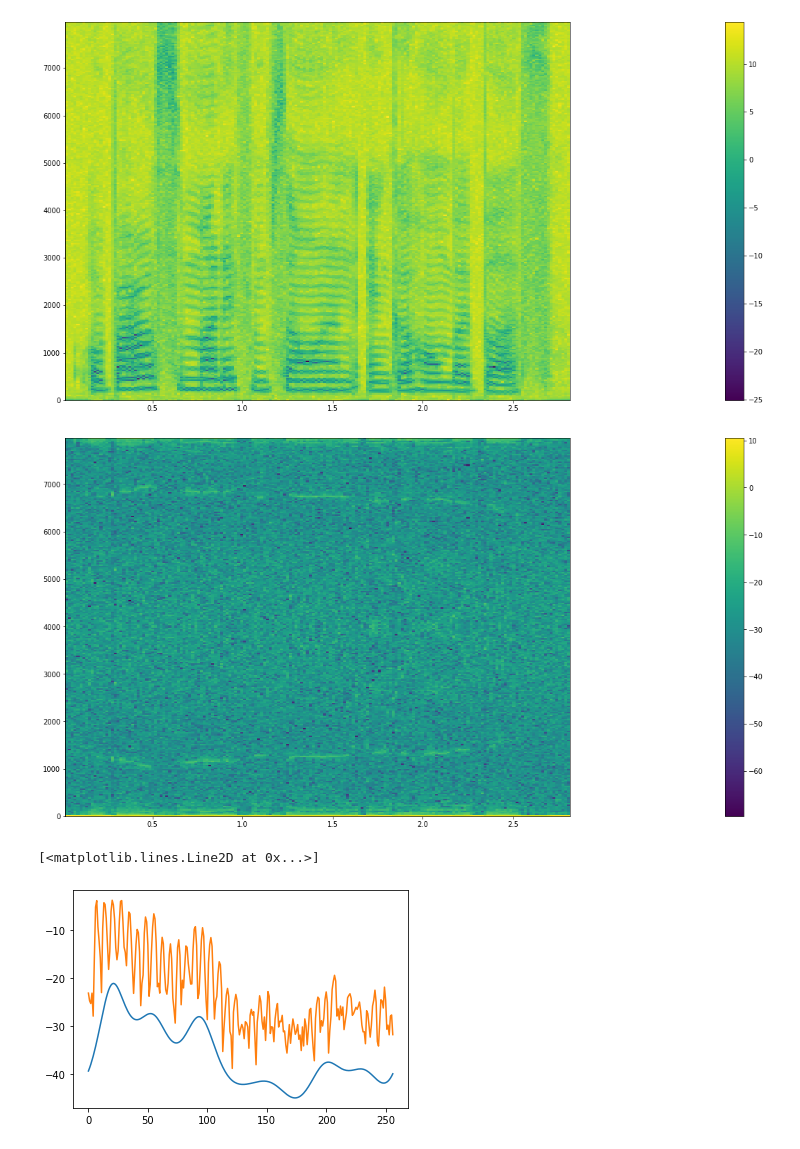
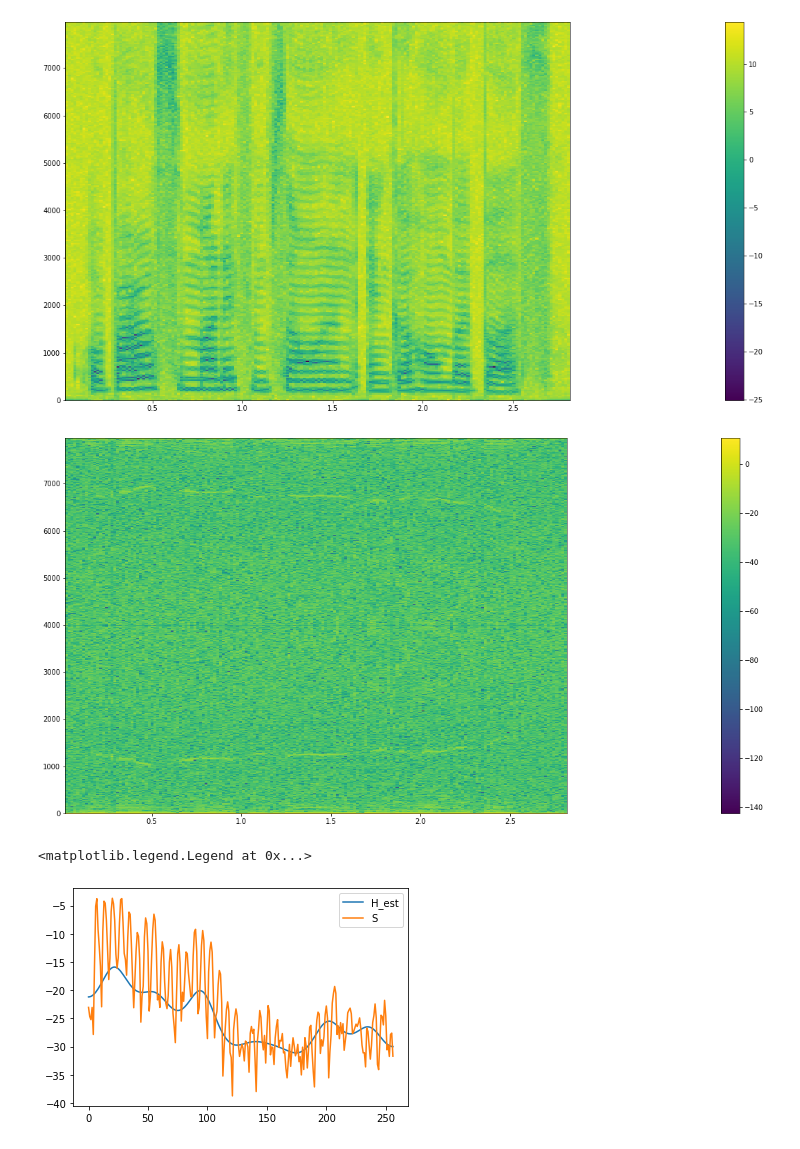
Before and after one commit to nilesh0109/Speech-signal-Processing, a Jupyter notebook: Exercise 5.ipynb, the cells around one changed output. Cells and saved outputs as stored; diff of their text form; code cells hidden in the pictures.

```diff
--- a/Exercise 5.ipynb
+++ b/Exercise 5.ipynb
@@ -117,10 +117,10 @@ plot_spectrum(log_cep, v_freq, v_time)
 # %% [output]
 [figure]
 # %%
-cep = np.fft.ifft(log_cep)
+cep = np.fft.irfft(log_cep)
 plot_spectrum(cep, v_freq, v_time)
 # %% [output]
-[figure, old version]
+[figure, new version]
 # %%
 selected_s = m_stft[52]
 selected_cep = cep[52]
@@ -132,9 +132,10 @@ H_est_db = 100 * np.log10(np.abs(H_est))
 # %%
-plt.plot(-H_est_db)
-plt.plot(S_db)
+plt.plot(-H_est_db[:S_db.shape[0]], label="H_est")
+plt.plot(S_db, label="S")
+plt.legend()
 # %% [output]
-[<matplotlib.lines.Line2D at 0x...>]
+<matplotlib.legend.Legend at 0x...>
-[figure, old version]
+[figure, new version]
 # %%
 plt.plot(U_est)
 # %% [output]
```
Also changed, not shown: parts of 12 cells of this notebook.
